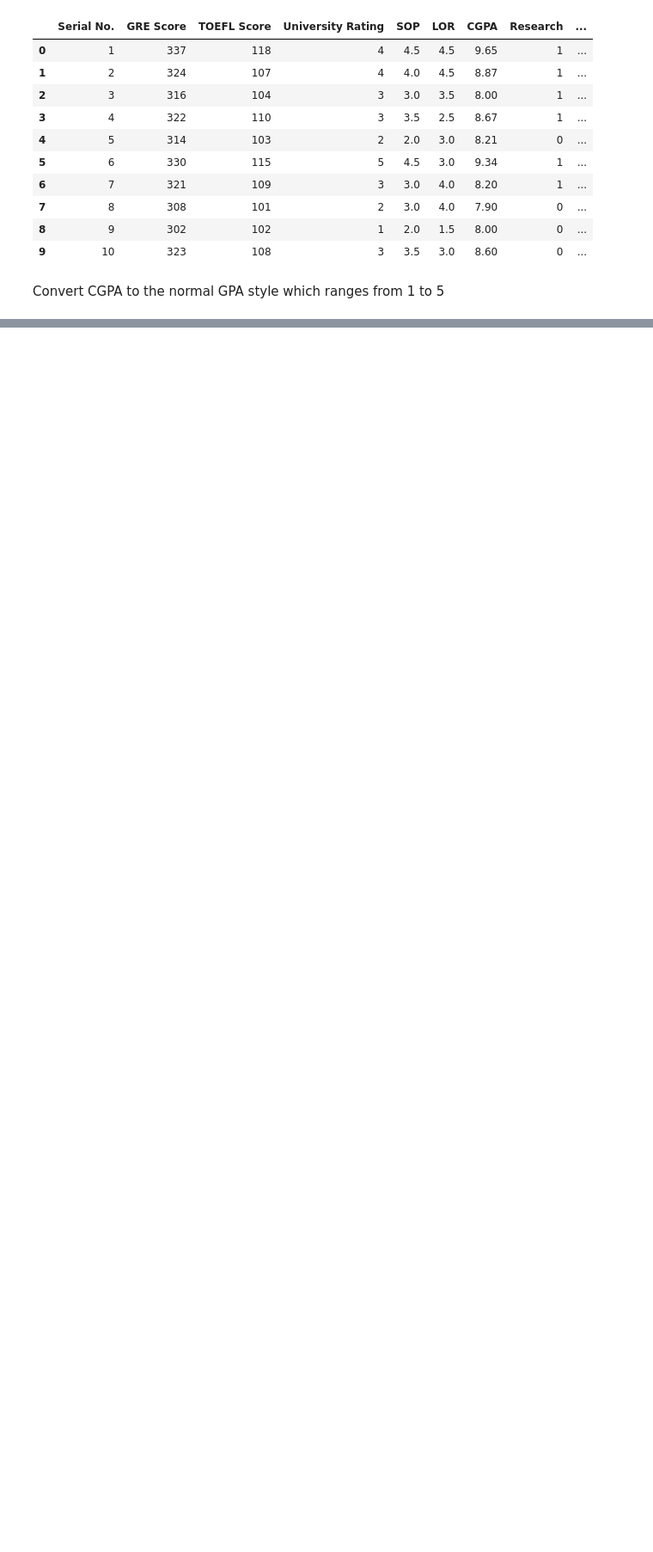
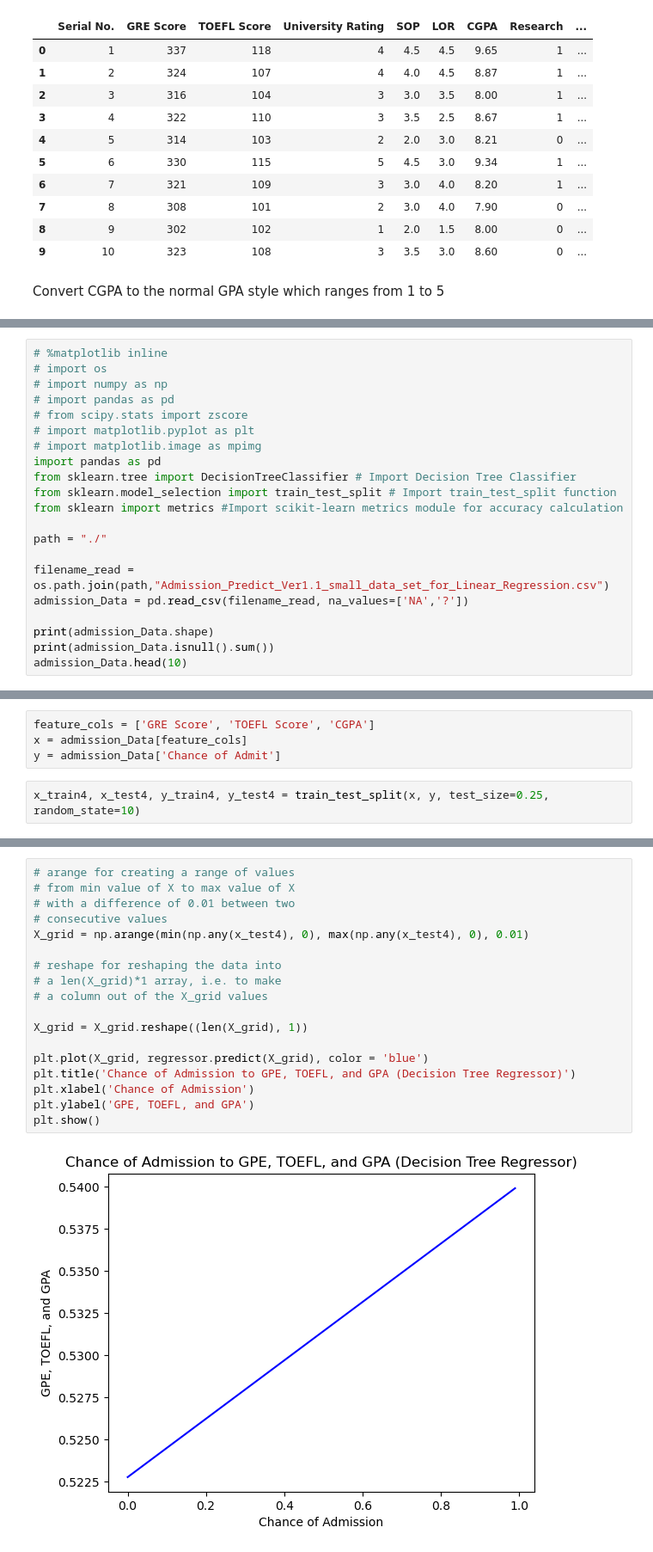
Before and after one commit to OtaSteven/CSC177_Proj, a Jupyter notebook: Linear_Regression/linear_regression.ipynb, the cells around one changed output, grey strips where cells are left out. Shown at 86% size. Cells and saved outputs as stored; diff of their text form; blank space fills up the shorter version.

```diff
--- a/Linear_Regression/linear_regression.ipynb
+++ b/Linear_Regression/linear_regression.ipynb
@@ -457,0 +547,21 @@ Text(0, 0.5, 'Predicted Litres_of_Pure_Alcohol')
+# %%
+# %matplotlib inline
+# import os
+# import numpy as np
+# import pandas as pd
+# from scipy.stats import zscore
+# import matplotlib.pyplot as plt
+# import matplotlib.image as mpimg
+import pandas as pd
+from sklearn.tree import DecisionTreeClassifier # Import Decision Tree Classifier
+from sklearn.model_selection import train_test_split # Import train_test_split function
+from sklearn import metrics #Import scikit-learn metrics module for accuracy calculation
+
+path = "./"
+
+filename_read = os.path.join(path,"Admission_Predict_Ver1.1_small_data_set_for_Linear_Regression.csv")
+admission_Data = pd.read_csv(filename_read, na_values=['NA','?'])
+
+print(admission_Data.shape)
+print(admission_Data.isnull().sum())
+admission_Data.head(10)
@@ -457,0 +611,6 @@ Text(0, 0.5, 'Predicted Litres_of_Pure_Alcohol')
+# %%
+feature_cols = ['GRE Score', 'TOEFL Score', 'CGPA']
+x = admission_Data[feature_cols]
+y = admission_Data['Chance of Admit']
+# %%
+x_train4, x_test4, y_train4, y_test4 = train_test_split(x, y, test_size=0.25, random_state=10)
@@ -457,0 +639,20 @@ Text(0, 0.5, 'Predicted Litres_of_Pure_Alcohol')
+# %%
+# arange for creating a range of values
+# from min value of X to max value of X
+# with a difference of 0.01 between two
+# consecutive values
+X_grid = np.arange(min(np.any(x_test4), 0), max(np.any(x_test4), 0), 0.01)
+
+# reshape for reshaping the data into
+# a len(X_grid)*1 array, i.e. to make
+# a column out of the X_grid values
+
+X_grid = X_grid.reshape((len(X_grid), 1))
+
+plt.plot(X_grid, regressor.predict(X_grid), color = 'blue')
+plt.title('Chance of Admission to GPE, TOEFL, and GPA (Decision Tree Regressor)')
+plt.xlabel('Chance of Admission')
+plt.ylabel('GPE, TOEFL, and GPA')
+plt.show()
+# %% [output]
+[figure, added]
```
Also changed, not shown: parts of 30 cells of this notebook, 1 other file.
